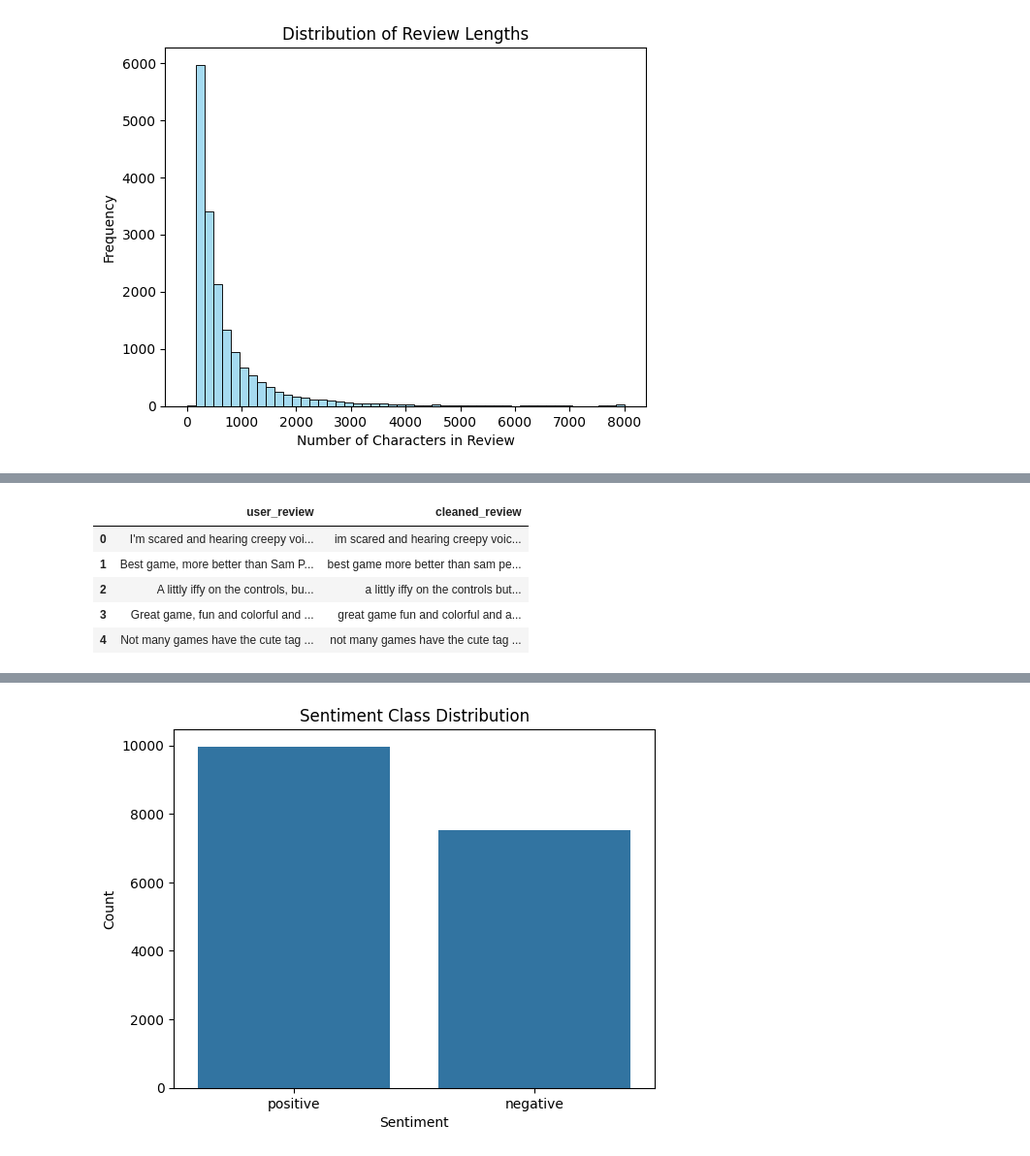
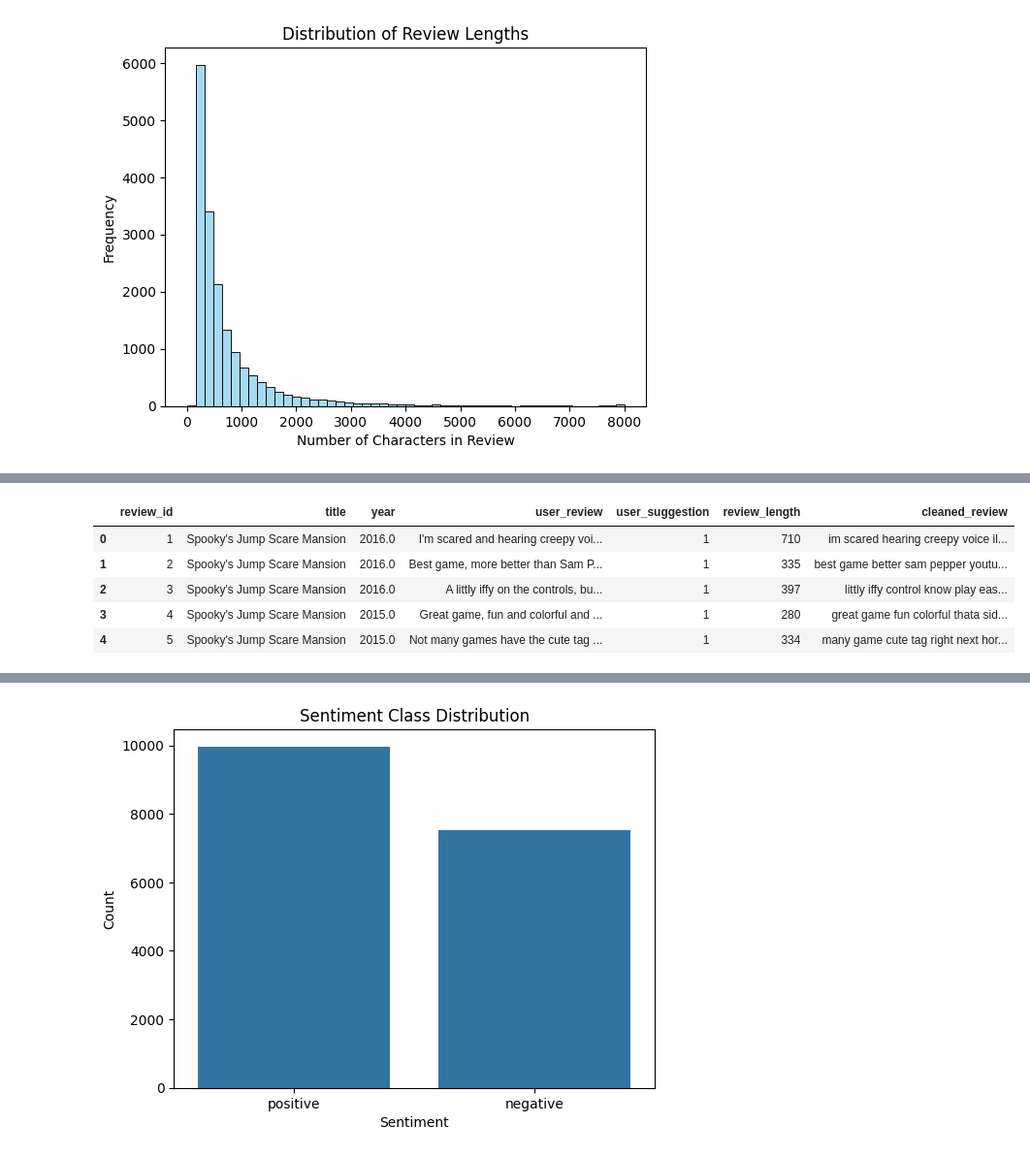
Before and after one commit to Subhangee19/DataAnalysis, a Jupyter notebook: Untitled11.ipynb, the cells around one changed output, grey strips where cells are left out. Shown at 97% size. Saved outputs shown, nothing was run; the diff lists cells and outputs as text; code cells hidden in the pictures.

```diff
--- a/Untitled11.ipynb
+++ b/Untitled11.ipynb
@@ -119,23 +189,24 @@ plt.show()
 # %%
-import string
+stop_words = set(stopwords.words('english'))
+lemmatizer = WordNetLemmatizer()
 
 def clean_text(text):
-    # Lowercase
-    text = text.lower()
-    # Remove numbers
+    text = str(text).lower()
+    text = BeautifulSoup(text, "html.parser").get_text()
     text = re.sub(r'\d+', '', text)
-    # Remove punctuation
     text = text.translate(str.maketrans('', '', string.punctuation))
-    # Remove extra whitespace
     text = re.sub(r'\s+', ' ', text).strip()
-    return text
+    tokens = word_tokenize(text)
+    tokens = [lemmatizer.lemmatize(word) for word in tokens if word not in stop_words]
+    return ' '.join(tokens)
+
 
 df['cleaned_review'] = df['user_review'].astype(str).apply(clean_text)
-df[['user_review', 'cleaned_review']].head()
+df.head()
 # %% [output]
-|  | user_review | cleaned_review |
-| 0 | I'm scared and hearing creepy voi... | im scared and hearing creepy voic... |
-| 1 | Best game, more better than Sam P... | best game more better than sam pe... |
-| 2 | A littly iffy on the controls, bu... | a littly iffy on the controls but... |
-| 3 | Great game, fun and colorful and ... | great game fun and colorful and a... |
-| 4 | Not many games have the cute tag ... | not many games have the cute tag ... |
+|  | review_id | title | year | user_review | user_suggestion | review_length | cleaned_review |
+| 0 | 1 | Spooky's Jump Scare Mansion | 2016.0 | I'm scared and hearing creepy voi... | 1 | 710 | im scared hearing creepy voice il... |
+| 1 | 2 | Spooky's Jump Scare Mansion | 2016.0 | Best game, more better than Sam P... | 1 | 335 | best game better sam pepper youtu... |
+| 2 | 3 | Spooky's Jump Scare Mansion | 2016.0 | A littly iffy on the controls, bu... | 1 | 397 | littly iffy control know play eas... |
+| 3 | 4 | Spooky's Jump Scare Mansion | 2015.0 | Great game, fun and colorful and ... | 1 | 280 | great game fun colorful thata sid... |
+| 4 | 5 | Spooky's Jump Scare Mansion | 2015.0 | Not many games have the cute tag ... | 1 | 334 | many game cute tag right next hor... |
```
Also changed, not shown: parts of 37 cells of this notebook.
